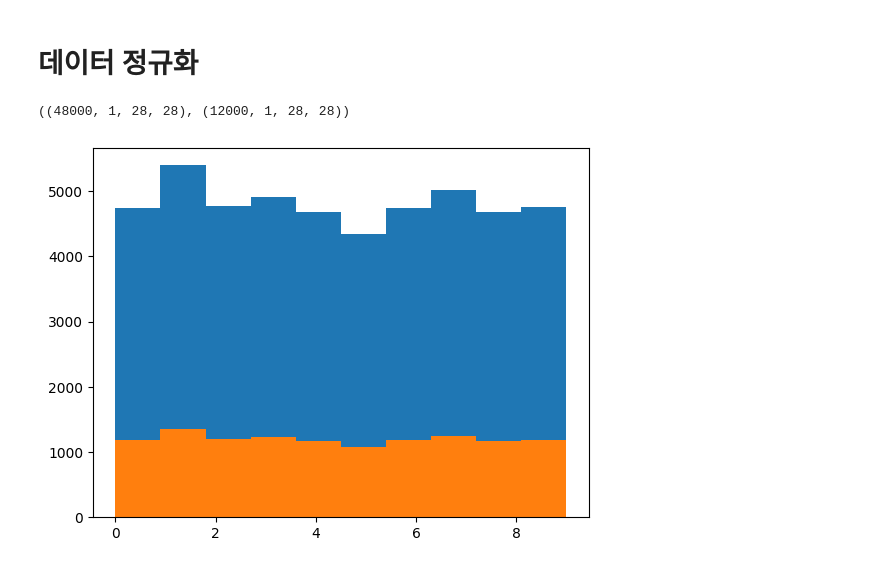
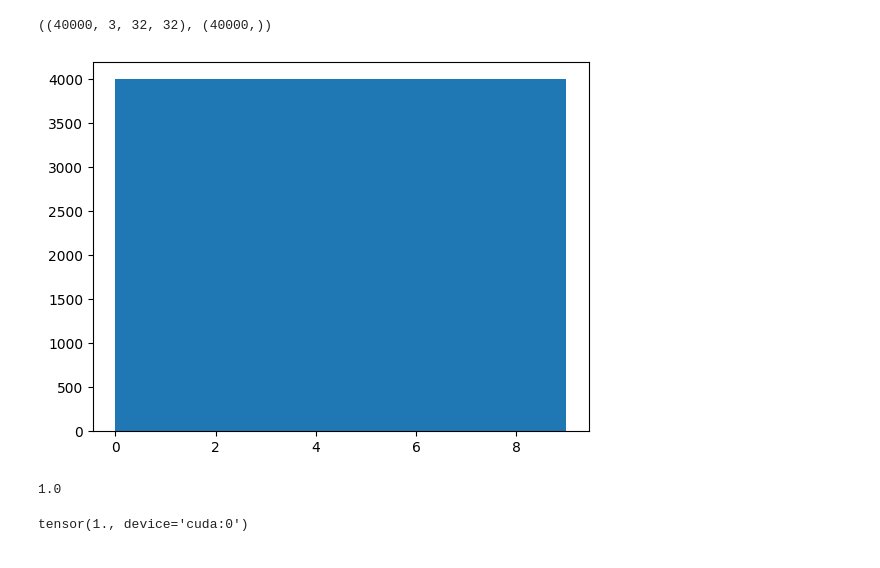
Before and after one commit to gsa-projects/ai-learning-study, a Jupyter notebook: M04_01.ipynb, the cells around one changed output. Drawn from its saved outputs; the diff is of its cells as text; code cells hidden in the pictures.

```diff
--- a/M04_01.ipynb
+++ b/M04_01.ipynb
@@ -54,0 +52,14 @@ train_data.head()
+# %%
+train_and_valid_dset = datasets.CIFAR10(
+    root=data_dir,
+    train=True,
+    download=True,
+    transform=transforms.ToTensor()
+)
+
+test_dset = datasets.CIFAR10(
+    root=data_dir,
+    train=False,
+    download=True,
+    transform=transforms.ToTensor()
+)
@@ -54,0 +69,7 @@ train_data.head()
+# %%
+class_maps = train_and_valid_dset.classes
+
+X = np.array(train_and_valid_dset.data).transpose(0, 3, 1, 2)
+Y = np.array(train_and_valid_dset.targets)
+
+X.shape, Y.shape
@@ -99,17 +92,11 @@ for i in range(ax.shape[0]):
-# %% [markdown]
-# 데이터 정규화
-# %%
-X = train_data.drop(columns=['label']).to_numpy().reshape(-1, 1, 28, 28) / 255
-Y = train_data['label'].to_numpy()
 # %%
-X_train, X_valid, Y_train, Y_valid = train_test_split(X, Y, test_size=0.2, random_state=224, shuffle=True, stratify=Y)
+X_train, X_valid, Y_train, Y_valid = train_test_split(X, Y, test_size=0.2, random_state=224, stratify=Y)
 
-X_train.shape, X_valid.shape
+X_train.shape, Y_train.shape
 # %% [output]
-((48000, 1, 28, 28), (12000, 1, 28, 28))
+((40000, 3, 32, 32), (40000,))
 # %%
 plt.hist(Y_train)
-plt.hist(Y_valid)
 plt.show()
 # %% [output]
-[figure, old version]
+[figure, new version]
@@ -119 +103,15 @@ Y_test = test_data['label'].to_numpy()
+# %%
+X_train = X_train / 255
+X_valid = X_valid / 255
+
+X_train.max()
+# %% [output]
+1.0
+# %%
+X_test = torch.FloatTensor(np.array(test_dset.data).transpose(0, 3, 1, 2)).to(device) / 255
+Y_test = torch.LongTensor(test_dset.targets).to(device)
+
+X_test.max()
+# %% [output]
+tensor(1., device='cuda:0')
 # %%
```
Also changed, not shown: parts of 51 cells of this notebook, 1 other file.
